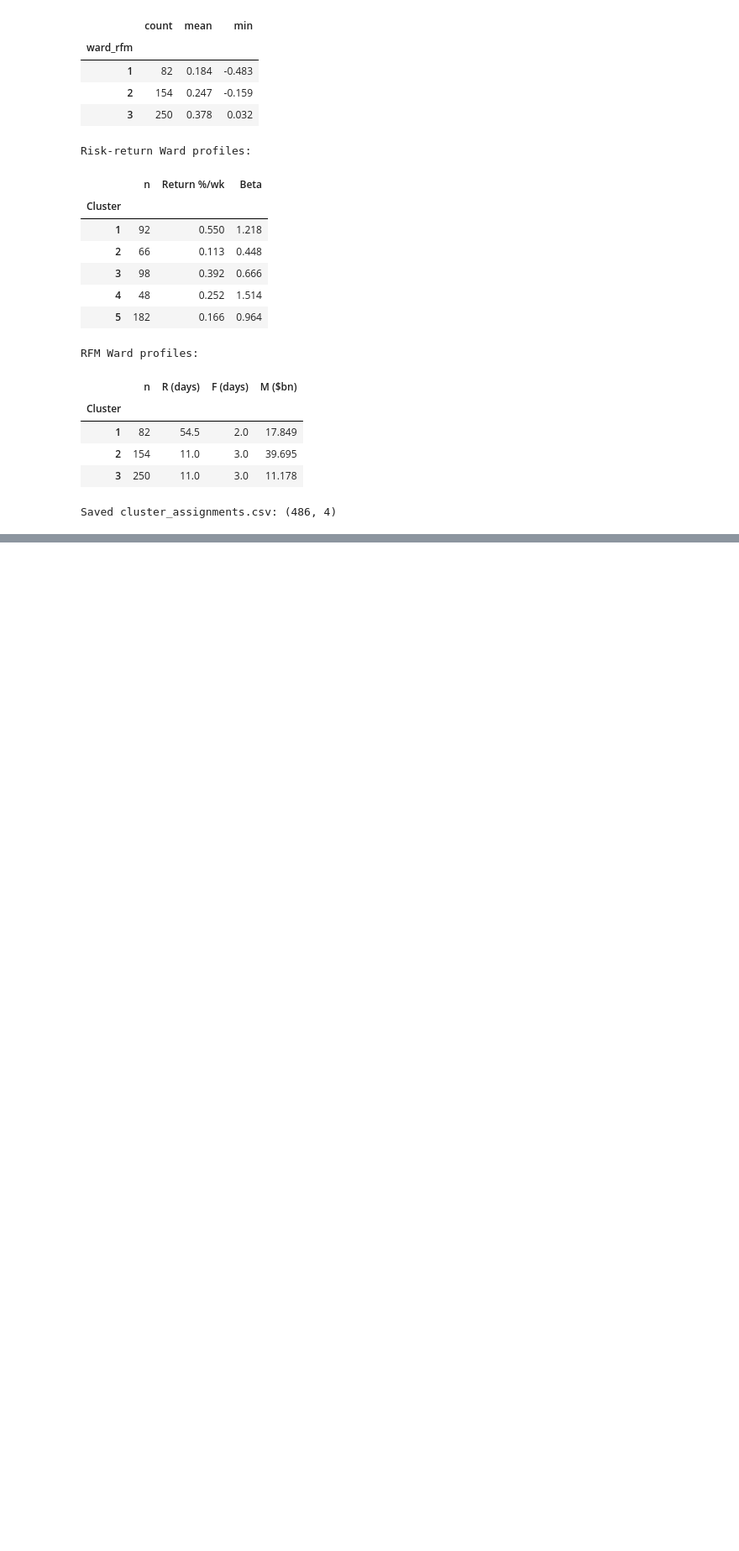
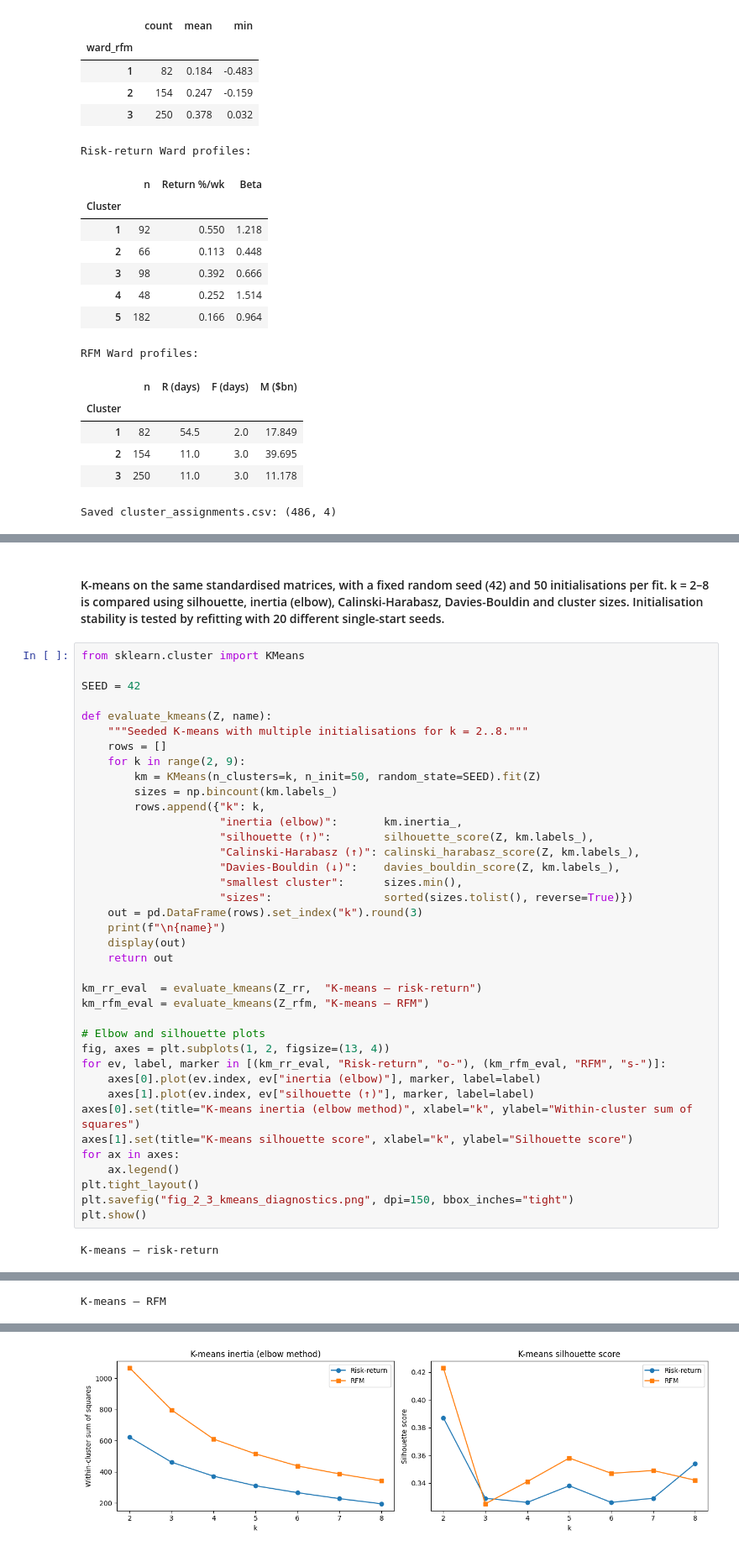
Before and after one commit to Dheena2411/CRM-CM-CW1, a Jupyter notebook: CRM&CM_CW1_T1_T2.ipynb, the cells around one changed output, grey strips where cells are left out. Shown at 84% size. Cells and saved outputs as stored; diff of their text form; blank space fills up the shorter version.

Commit message:
Task 2.3: K-means with initialisation stability and final assignments

```diff
--- a/CRM&CM_CW1_T1_T2.ipynb
+++ b/CRM&CM_CW1_T1_T2.ipynb
@@ -1158,0 +1161,42 @@ Saved cluster_assignments.csv: (486, 4)
+# %% [markdown]
+#### K-means on the same standardised matrices, with a fixed random seed (42) and 50 initialisations per fit. k = 2–8 is compared using silhouette, inertia (elbow), Calinski-Harabasz, Davies-Bouldin and cluster sizes. Initialisation stability is tested by refitting with 20 different single-start seeds.
+# %%
+from sklearn.cluster import KMeans
+
+SEED = 42
+
+def evaluate_kmeans(Z, name):
+    """Seeded K-means with multiple initialisations for k = 2..8."""
+    rows = []
+    for k in range(2, 9):
+        km = KMeans(n_clusters=k, n_init=50, random_state=SEED).fit(Z)
+        sizes = np.bincount(km.labels_)
+        rows.append({"k": k,
+                     "inertia (elbow)":       km.inertia_,
+                     "silhouette (↑)":        silhouette_score(Z, km.labels_),
+                     "Calinski-Harabasz (↑)": calinski_harabasz_score(Z, km.labels_),
+                     "Davies-Bouldin (↓)":    davies_bouldin_score(Z, km.labels_),
+                     "smallest cluster":      sizes.min(),
+                     "sizes":                 sorted(sizes.tolist(), reverse=True)})
+    out = pd.DataFrame(rows).set_index("k").round(3)
+    print(f"\n{name}")
+    display(out)
+    return out
+
+km_rr_eval  = evaluate_kmeans(Z_rr,  "K-means – risk-return")
+km_rfm_eval = evaluate_kmeans(Z_rfm, "K-means – RFM")
+
+# Elbow and silhouette plots
+fig, axes = plt.subplots(1, 2, figsize=(13, 4))
+for ev, label, marker in [(km_rr_eval, "Risk-return", "o-"), (km_rfm_eval, "RFM", "s-")]:
+    axes[0].plot(ev.index, ev["inertia (elbow)"], marker, label=label)
+    axes[1].plot(ev.index, ev["silhouette (↑)"], marker, label=label)
+axes[0].set(title="K-means inertia (elbow method)", xlabel="k", ylabel="Within-cluster sum of squares")
+axes[1].set(title="K-means silhouette score", xlabel="k", ylabel="Silhouette score")
+for ax in axes:
+    ax.legend()
+plt.tight_layout()
+plt.savefig("fig_2_3_kmeans_diagnostics.png", dpi=150, bbox_inches="tight")
+plt.show()
+# %% [output]
+K-means – risk-return
@@ -1158,0 +1212 @@ Saved cluster_assignments.csv: (486, 4)
+K-means – RFM
@@ -1158,0 +1222 @@ Saved cluster_assignments.csv: (486, 4)
+[figure, added]
```
Also changed, not shown: parts of 5 cells of this notebook.
